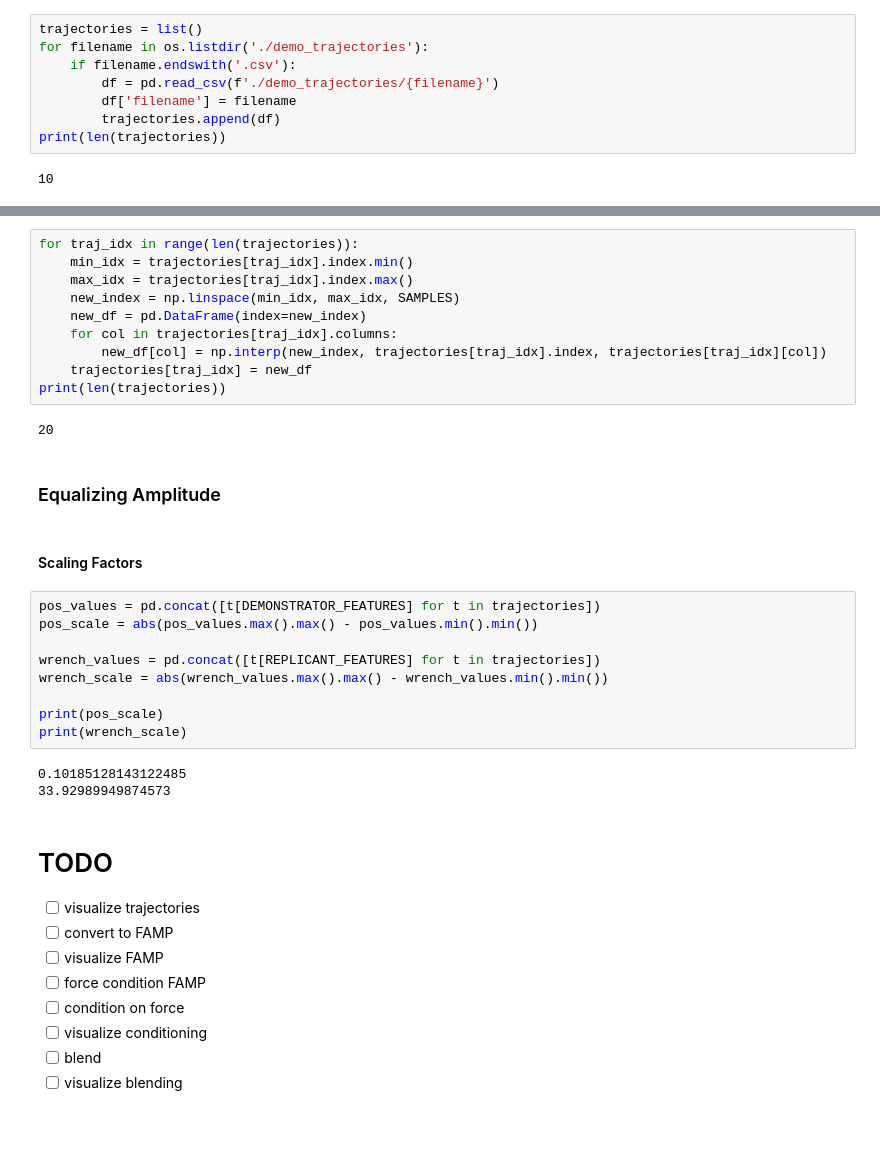
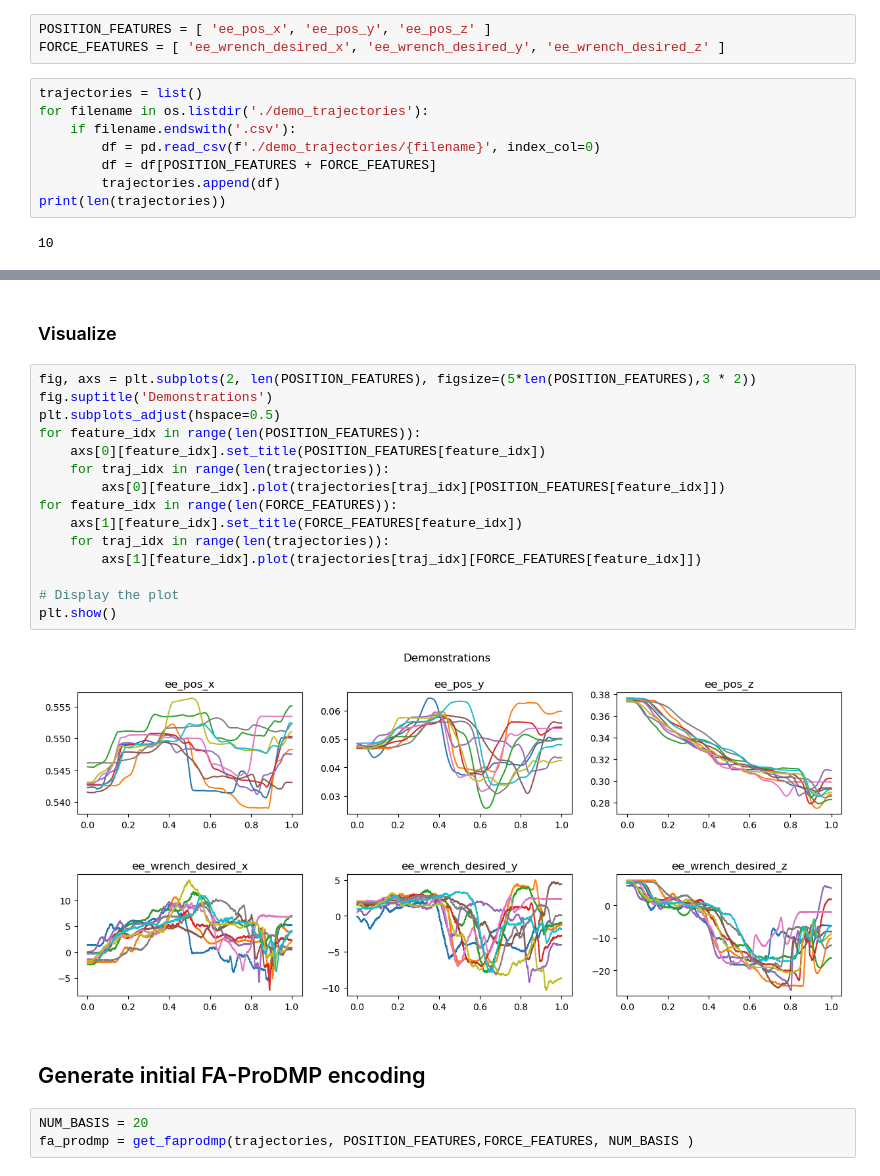
Before and after one commit to intuitive-robots/FA-ProDMP, a Jupyter notebook: demo/demo.ipynb, the cells around one changed output, grey strips where cells are left out. Saved outputs shown, nothing was run; the diff lists cells and outputs as text; blank space fills up the shorter version.

Commit message:
completed demo notebook

```diff
--- a/demo/demo.ipynb
+++ b/demo/demo.ipynb
@@ -8,11 +16,14 @@ import pandas as pd
 # %% [markdown]
 ## Load Data
+# %%
+POSITION_FEATURES = [ 'ee_pos_x', 'ee_pos_y', 'ee_pos_z' ]
+FORCE_FEATURES = [ 'ee_wrench_desired_x', 'ee_wrench_desired_y', 'ee_wrench_desired_z' ]
 # %%
 trajectories = list()
 for filename in os.listdir('./demo_trajectories'):
     if filename.endswith('.csv'):
-        df = pd.read_csv(f'./demo_trajectories/{filename}')
-        df['filename'] = filename
+        df = pd.read_csv(f'./demo_trajectories/{filename}', index_col=0)
+        df = df[POSITION_FEATURES + FORCE_FEATURES]
         trajectories.append(df)
 print(len(trajectories))
 # %% [output]
@@ -31,38 +31,24 @@ INTERPOLATION_METHOD = 'linear'
-# %%
-for traj_idx in range(len(trajectories)):
-    min_idx = trajectories[traj_idx].index.min()
-    max_idx = trajectories[traj_idx].index.max()
-    new_index = np.linspace(min_idx, max_idx, SAMPLES)
-    new_df = pd.DataFrame(index=new_index)
-    for col in trajectories[traj_idx].columns:
-        new_df[col] = np.interp(new_index, trajectories[traj_idx].index, trajectories[traj_idx][col])
-    trajectories[traj_idx] = new_df
-print(len(trajectories))
-# %% [output]
-20
-# %% [markdown]
-### Equalizing Amplitude
-# %% [markdown]
-#### Scaling Factors
-# %%
-pos_values = pd.concat([t[DEMONSTRATOR_FEATURES] for t in trajectories])
-pos_scale = abs(pos_values.max().max() - pos_values.min().min())
-
-wrench_values = pd.concat([t[REPLICANT_FEATURES] for t in trajectories])
-wrench_scale = abs(wrench_values.max().max() - wrench_values.min().min())
-
-print(pos_scale)
-print(wrench_scale)
-# %% [output]
-0.10185128143122485
-33.92989949874573
-# %% [markdown]
-# TODO
- - [ ] visualize trajectories
- - [ ] convert to FAMP
- - [ ] visualize FAMP
- - [ ] force condition FAMP
- - [ ] condition on force
- - [ ] visualize conditioning
- - [ ] blend
- - [ ] visualize blending
+# %% [markdown]
+### Visualize
+# %%
+fig, axs = plt.subplots(2, len(POSITION_FEATURES), figsize=(5*len(POSITION_FEATURES),3 * 2))
+fig.suptitle('Demonstrations')
+plt.subplots_adjust(hspace=0.5)
+for feature_idx in range(len(POSITION_FEATURES)):
+    axs[0][feature_idx].set_title(POSITION_FEATURES[feature_idx])
+    for traj_idx in range(len(trajectories)):
+        axs[0][feature_idx].plot(trajectories[traj_idx][POSITION_FEATURES[feature_idx]])
+for feature_idx in range(len(FORCE_FEATURES)):
+    axs[1][feature_idx].set_title(FORCE_FEATURES[feature_idx])
+    for traj_idx in range(len(trajectories)):
+        axs[1][feature_idx].plot(trajectories[traj_idx][FORCE_FEATURES[feature_idx]])
+
+# Display the plot
+plt.show()
+# %% [output]
+[figure, added]
+# %% [markdown]
+## Generate initial FA-ProDMP encoding
+# %%
+NUM_BASIS = 20
+fa_prodmp = get_faprodmp(trajectories, POSITION_FEATURES,FORCE_FEATURES, NUM_BASIS )
```
Also changed, not shown: parts of 17 cells of this notebook, 14 other files.
